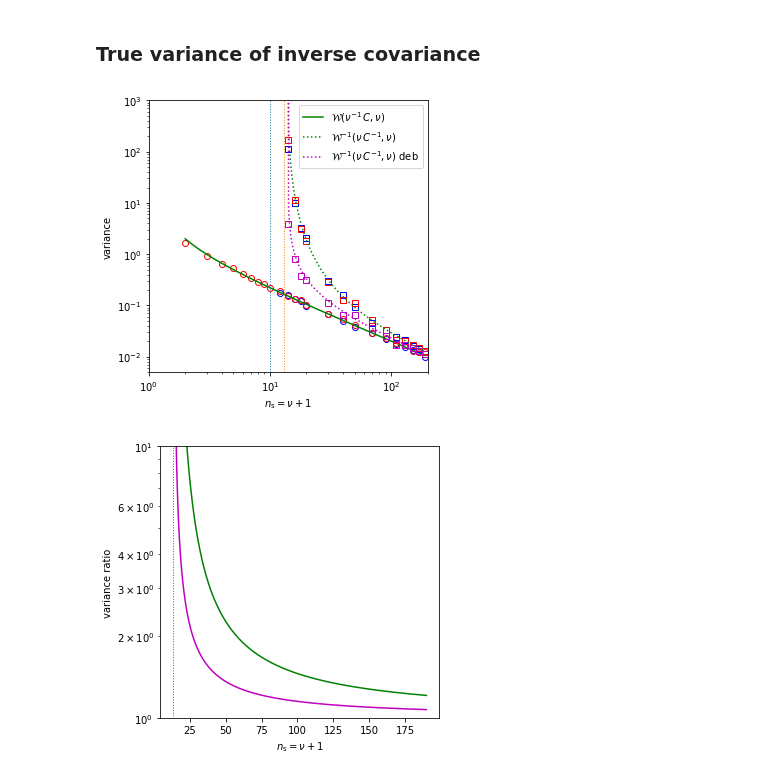
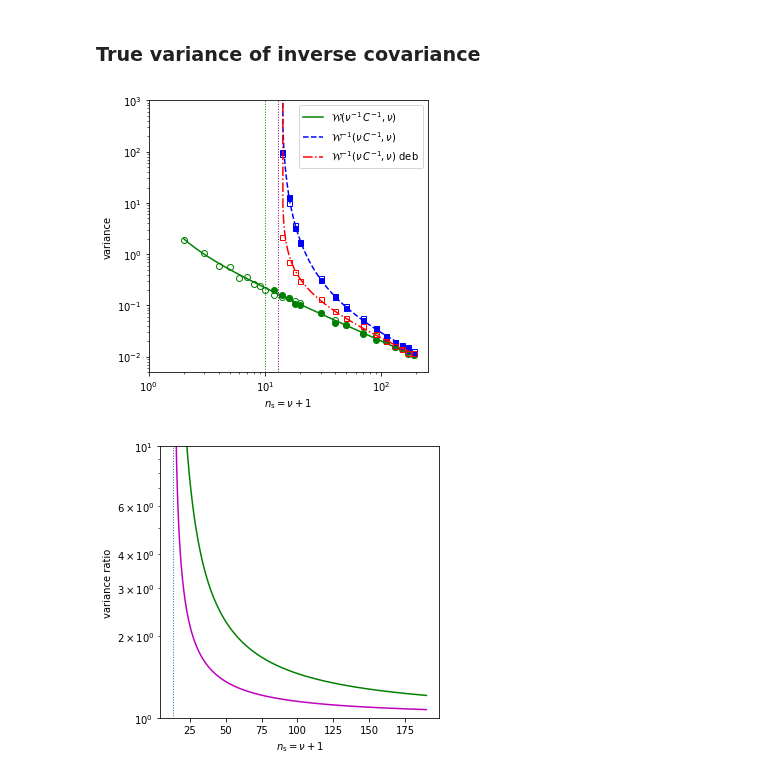
Before and after one commit to emilleishida/CorrMatrix_ABC, a Jupyter notebook: scripts/cov_matrix_definition/wishart.ipynb, the cells around one changed output. Saved outputs shown, nothing was run; the diff lists cells and outputs as text; code cells hidden in the pictures.

Commit message:
Wishart plot: + debiased variance

```diff
--- a/scripts/cov_matrix_definition/wishart.ipynb
+++ b/scripts/cov_matrix_definition/wishart.ipynb
@@ -289,31 +289,36 @@ var_inv_trw  = np.ma.masked_array(var_inv_tr, mask=mask)
 var_inv_deb_trw  = np.ma.masked_array(var_inv_deb_tr, mask=mask)
 # %%
 plt.figure(figsize=(5,5))
-plt.plot(n_S_arr, var_mw, 'bo', mfc='none')
-plt.plot(n_S_arr, var_c, 'ro', mfc='none')
-plt.plot(n_S_fine, var_tr, 'g', label='${\\cal W}(\\nu^{-1} \, C, \\nu)$')
 
-plt.plot(n_S_arr, var_inv_mw, 'bs', mfc='none')
-plt.plot(n_S_arr, var_inv_mc, 'rs', mfc='none')
-plt.plot(n_S_arr, var_inv_deb_mc, 'ms', mfc='none')
-plt.plot(n_S_fine, var_inv_tr, 'g:', label='${\\cal W}^{-1}(\\nu \, C^{-1}, \\nu)$')
-plt.plot(n_S_fine, var_inv_deb_tr, 'm:', label='${\\cal W}^{-1}(\\nu \, C^{-1}, \\nu)$ deb')
+plt.plot(n_S_arr, var_mw, 'go')
+plt.plot(n_S_arr, var_c, 'go', mfc='none')
+plt.plot(n_S_fine, var_tr, 'g-', label='${\\cal W}(\\nu^{-1} \, C^{-1}, \\nu)$')
+
+plt.plot(n_S_arr, var_inv_mw, 'bs', markersize=5)
+plt.plot(n_S_arr, var_inv_mc, 'bs', mfc='none', markersize=5)
+plt.plot(n_S_fine, var_inv_trw, 'b--', label='${\\cal W}^{-1}(\\nu \, C^{-1}, \\nu)$')
+
+plt.plot(n_S_arr, var_inv_deb_mc, 'rs', mfc='none', markersize=5)
+plt.plot(n_S_fine, var_inv_deb_trw, 'r-.', label='${\\cal W}^{-1}(\\nu \, C^{-1}, \\nu)$ deb')
+
 plt.xlabel('$n_{\\rm s} = \\nu + 1$')
 plt.ylabel('variance')
 ax = plt.subplot(1, 1, 1)
 ax.set_xscale('log')
 ax.set_yscale('log')
-plt.xlim(1, 20*n_D)
+plt.xlim(1, 25*n_D)
 plt.ylim(5e-3, 1e3)
 ylim = plt.ylim()
 plt.legend(loc='best')
-plt.plot([n_D, n_D], ylim, ':', linewidth=1)
-plt.plot([n_D+3, n_D+3], ylim, ':', linewidth=1)
+
+plt.plot([n_D, n_D], ylim, 'g:', linewidth=1)
+plt.plot([n_D+3, n_D+3], ylim, ':', color='purple', linewidth=1)
+
 plt.axes().set_aspect('auto')
 plt.savefig('W.pdf')
 plt.show()
 # %% [output]
-[figure, old version]
+[figure, new version]
 # %%
 plt.figure(figsize=(5,5))
 ratio = [y/x for (x, y) in zip(var_tr, var_inv_trw)]
```
Also changed, not shown: parts of 6 cells of this notebook, 1 other file.
